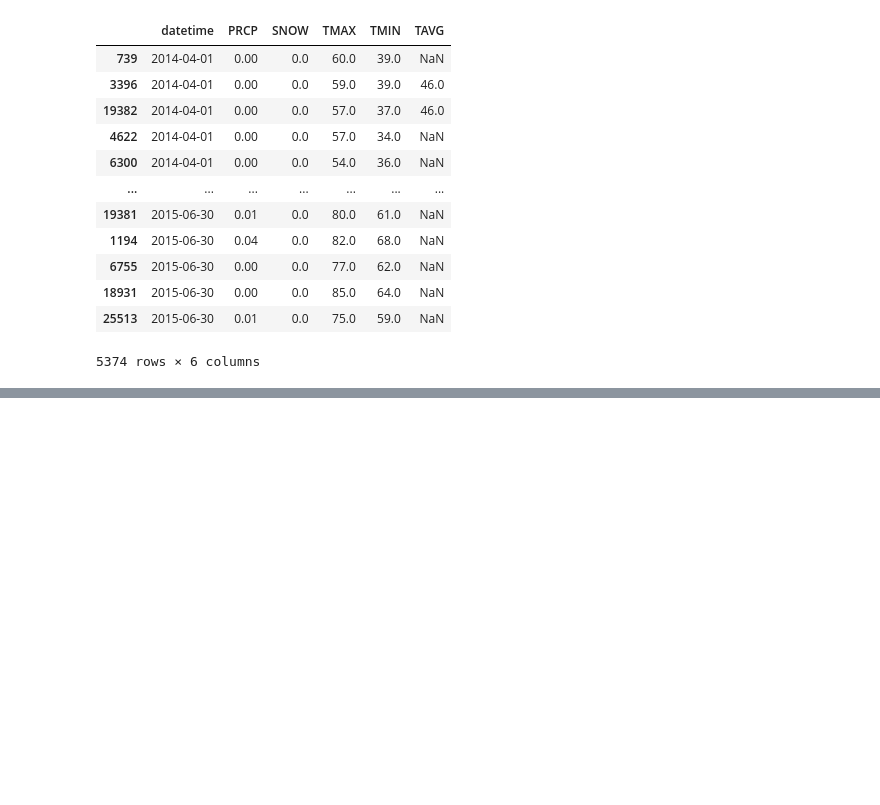
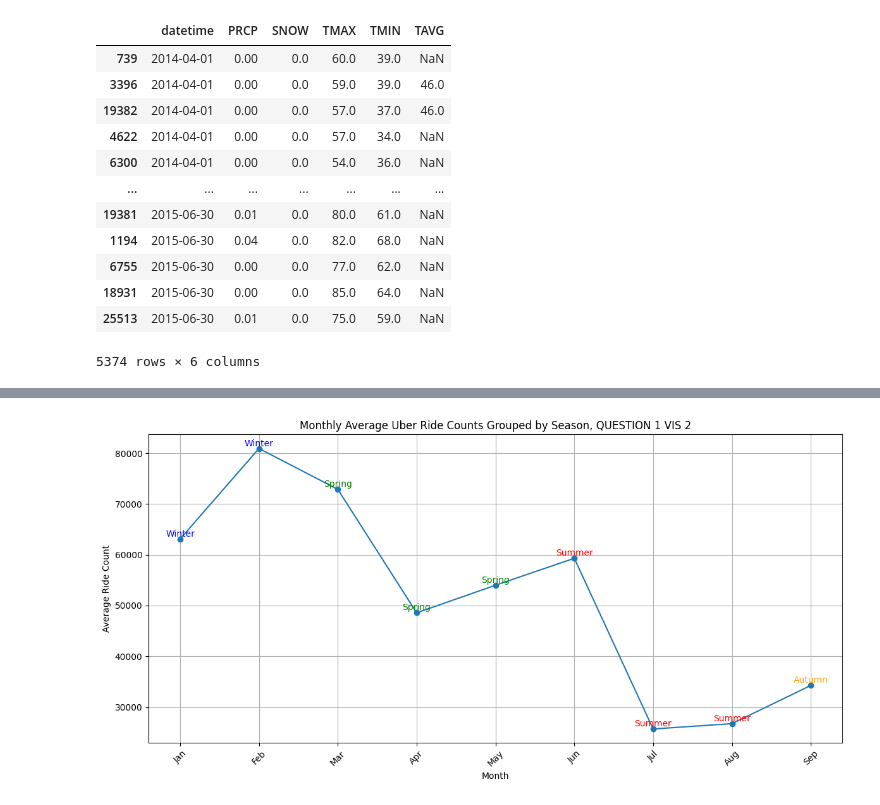
Before and after one commit to nikiconluxury/project-1-module-9, a Jupyter notebook: submit_project_1_m_9.ipynb, the cells around one changed output, grey strips where cells are left out. Drawn from its saved outputs; the diff is of its cells as text; code cells hidden in the pictures; blank space fills up the shorter version.

```diff
--- a/submit_project_1_m_9.ipynb
+++ b/submit_project_1_m_9.ipynb
@@ -538,0 +598,3 @@ sorted_filtered_weather_df.to_csv('clean_weather_data.csv')
+# %%
+# Calculate monthly averages for TAVG
+monthly_avg_tavg = merged_uber_weather.groupby(merged_uber_weather['datetime'].dt.month)['TAVG'].transform('mean')
@@ -538,0 +692,39 @@ sorted_filtered_weather_df.to_csv('clean_weather_data.csv')
+# %%
+data = merged_uber_weather
+# Map months to seasons
+month_to_season = {1: 'Winter', 2: 'Winter', 3: 'Spring', 4: 'Spring', 5: 'Spring',
+                   6: 'Summer', 7: 'Summer', 8: 'Summer', 9: 'Autumn', 10: 'Autumn',
+                   11: 'Autumn', 12: 'Winter'}
+
+# Extract month and map to season
+data['month'] = data['datetime'].dt.month
+data['season'] = data['month'].apply(lambda x: month_to_season[x])
+
+# Group by month and calculate average ride counts
+monthly_averages = data.groupby('month').agg({'ride_count':'mean'}).reset_index()
+monthly_averages['season'] = monthly_averages['month'].apply(lambda x: month_to_season[x])
+# %%
+import matplotlib.pyplot as plt
+
+# Set colors for each season
+season_colors = {'Winter': 'blue', 'Spring': 'green', 'Summer': 'red', 'Autumn': 'orange'}
+
+plt.figure(figsize=(12, 6))
+plt.plot(monthly_averages['month'], monthly_averages['ride_count'], marker='o', linestyle='-')
+
+# Annotate each point with the season and use color coding
+for i, row in monthly_averages.iterrows():
+    plt.text(row['month'], row['ride_count'] + 500, f"{row['season']}", color=season_colors[row['season']], ha='center')  # Adjust position as needed
+
+plt.title('Monthly Average Uber Ride Counts Grouped by Season, QUESTION 1 VIS 2')
+plt.xlabel('Month')
+plt.ylabel('Average Ride Count')
+
+# Dynamically set x-ticks based on the months in the dataset
+plt.xticks(monthly_averages['month'], labels=[calendar.month_abbr[i] for i in monthly_averages['month']], rotation=45)
+
+plt.grid(True)
+plt.tight_layout()  # Adjust layout to make room for labels
+plt.show()
+# %% [output]
+[figure, added]
```
Also changed, not shown: parts of 27 cells of this notebook, 2 other files.
